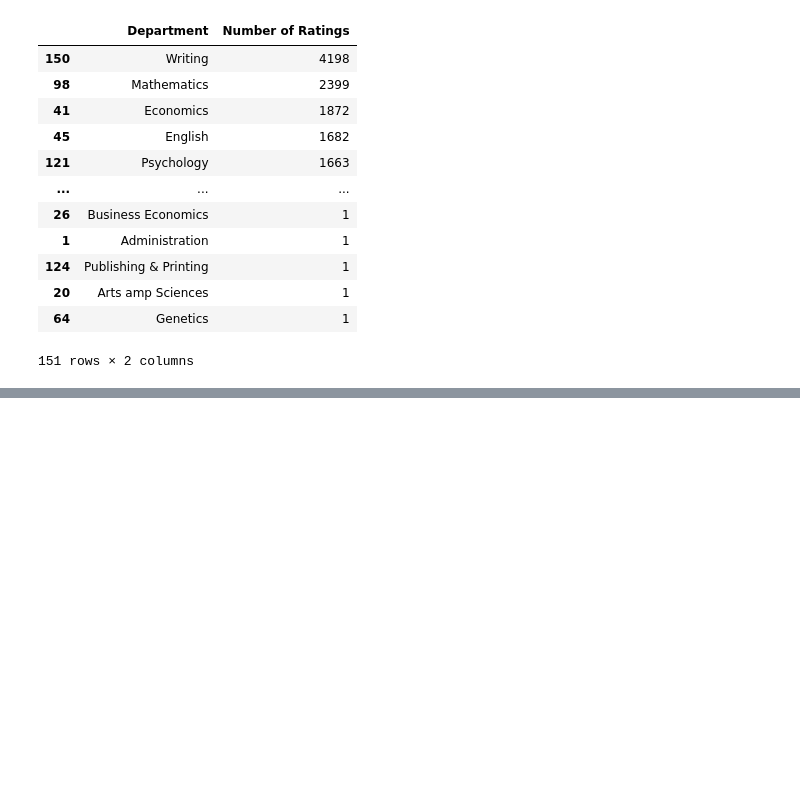
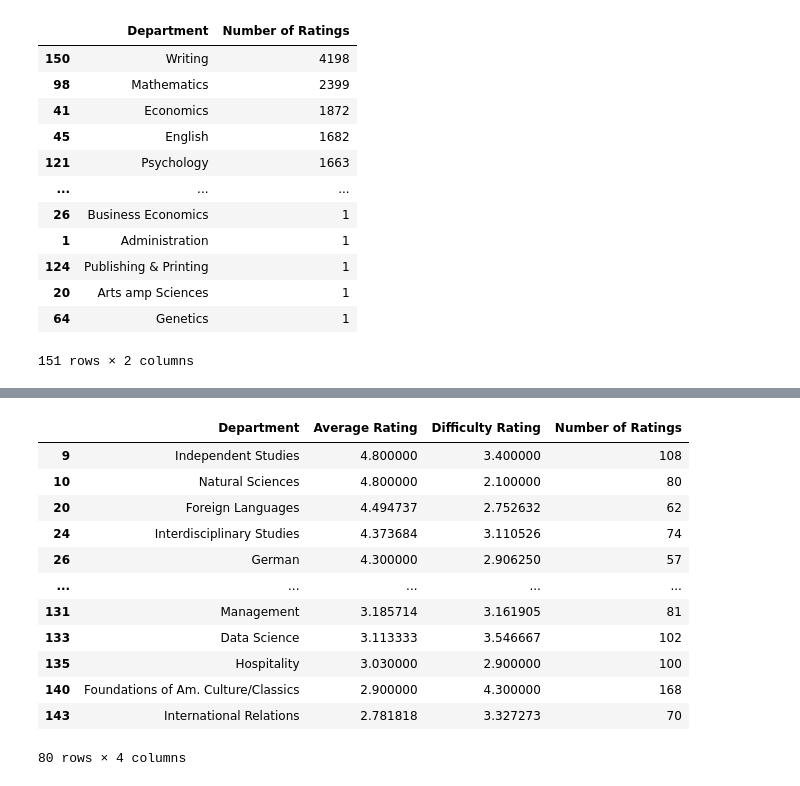
Before and after one commit to RitinDev/nyu-ratemyprof-scrape, a Jupyter notebook: parser.ipynb, the cells around one changed output, grey strips where cells are left out. Drawn from its saved outputs; the diff is of its cells as text; code cells hidden in the pictures; blank space fills up the shorter version.

```diff
--- a/parser.ipynb
+++ b/parser.ipynb
@@ -159,3 +162,22 @@ department_stats
 | 149 | Teaching Learning | 2.000000 | 4.5 | 6 |
 | 150 | Health Administration | 1.200000 | 3.0 | 3 |
 151 rows × 4 columns
+# %%
+# Get departments with 100 or more ratings
+department_stats = department_stats[department_stats['Number of Ratings'] >= 50]
+
+department_stats
+# %% [output]
+|  | Department | Average Rating | Difficulty Rating | Number of Ratings |
+| 9 | Independent Studies | 4.800000 | 3.400000 | 108 |
+| 10 | Natural Sciences | 4.800000 | 2.100000 | 80 |
+| 20 | Foreign Languages | 4.494737 | 2.752632 | 62 |
+| 24 | Interdisciplinary Studies | 4.373684 | 3.110526 | 74 |
+| 26 | German | 4.300000 | 2.906250 | 57 |
+| ... | ... | ... | ... | ... |
+| 131 | Management | 3.185714 | 3.161905 | 81 |
+| 133 | Data Science | 3.113333 | 3.546667 | 102 |
+| 135 | Hospitality | 3.030000 | 2.900000 | 100 |
+| 140 | Foundations of Am. Culture/Classics | 2.900000 | 4.300000 | 168 |
+| 143 | International Relations | 2.781818 | 3.327273 | 70 |
+80 rows × 4 columns
```
Also changed, not shown: parts of 1 cell of this notebook.
